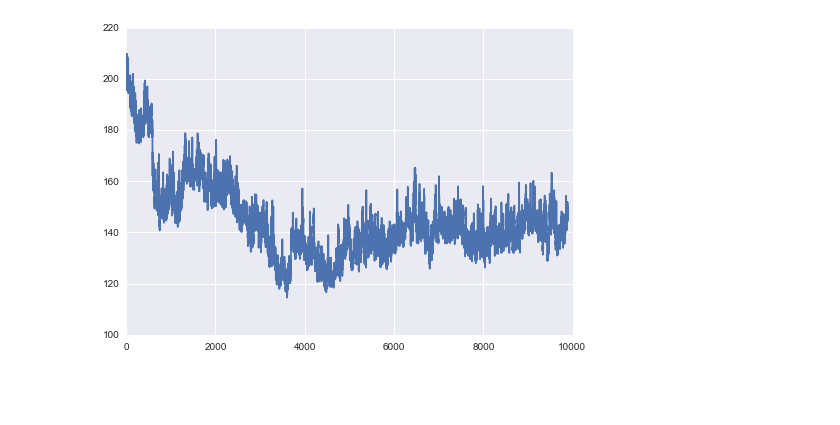
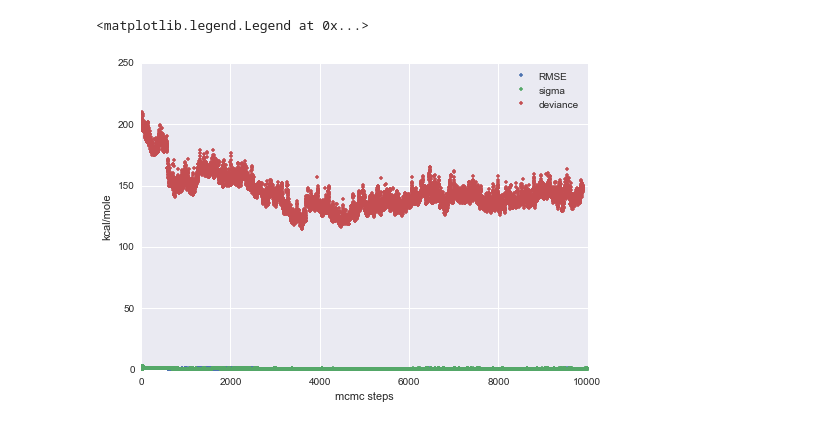
Before and after one commit to choderalab/torsionfit, a Jupyter notebook: examples/data/pyrrole/4_19_16/analysis_4_19_16.ipynb, the cells around one changed output. Saved outputs shown, nothing was run; the diff lists cells and outputs as text; code cells hidden in the pictures; blank space fills up the shorter version.

```diff
--- a/examples/data/pyrrole/4_19_16/analysis_4_19_16.ipynb
+++ b/examples/data/pyrrole/4_19_16/analysis_4_19_16.ipynb
@@ -82,4 +73,12 @@ plt.plot(rms_error[100:],'.', label='RMSE')
-# %%
-deviance = plt.plot(db_debugged.trace('deviance')[100:], label = 'deviance')
-# %% [output]
-[figure, removed]
+# %%
+new_style = {'grid': True}
+plt.rc('axes', **new_style)
+plt.plot(rms_error[100:],'.', label='RMSE')
+plt.xlabel('mcmc steps')
+plt.ylabel('kcal/mole')
+sigma_plot = plt.plot(np.exp(db_debugged.trace('log_sigma')[:]), '.',  label = 'sigma')
+plt.plot(db_debugged.trace('deviance')[100:], '.', label = 'deviance')
+plt.legend()
+# %% [output]
+<matplotlib.legend.Legend at 0x...>
+[figure, added]
```
Also changed, not shown: parts of 21 cells of this notebook, 19 other files.
